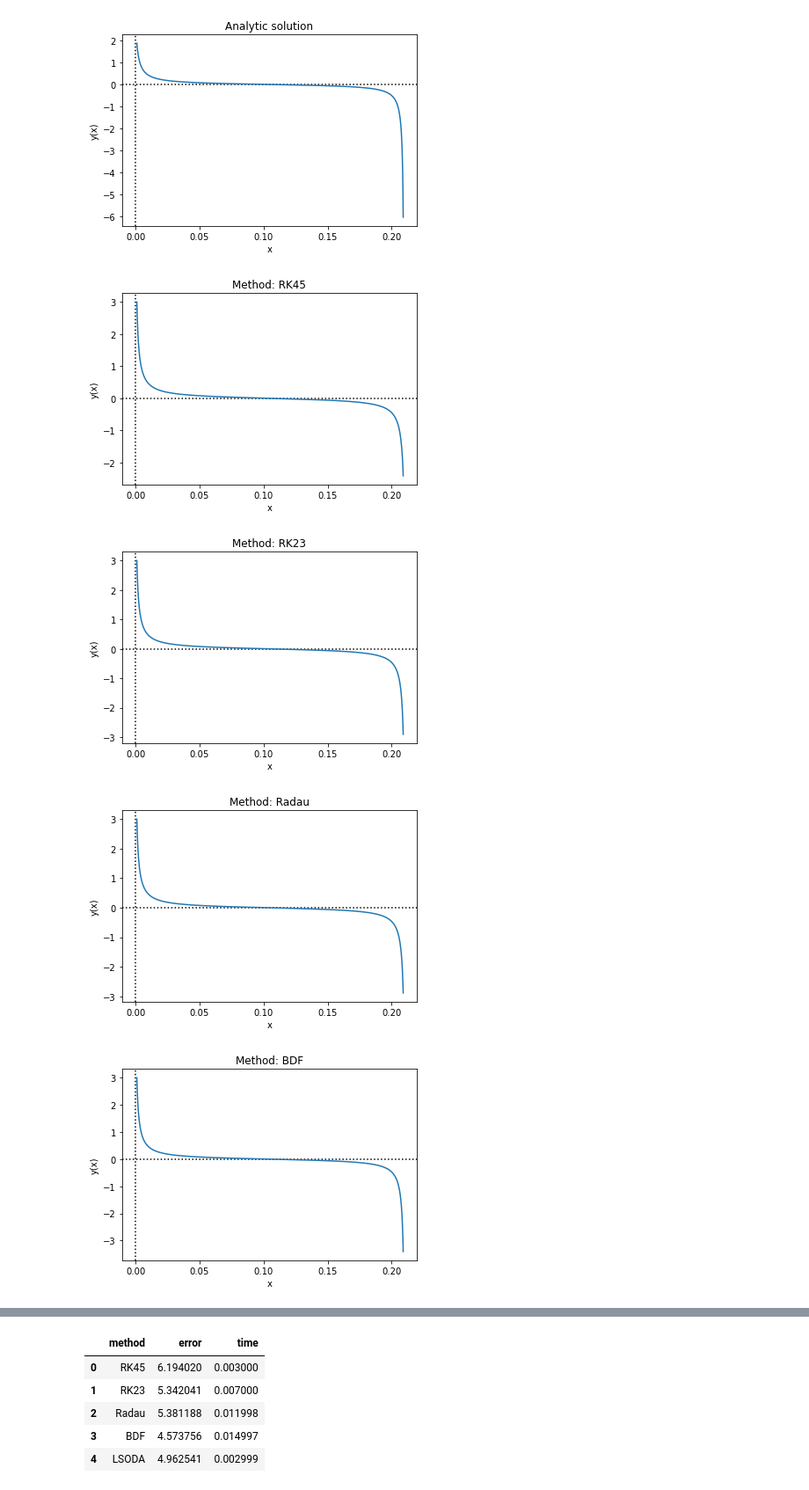
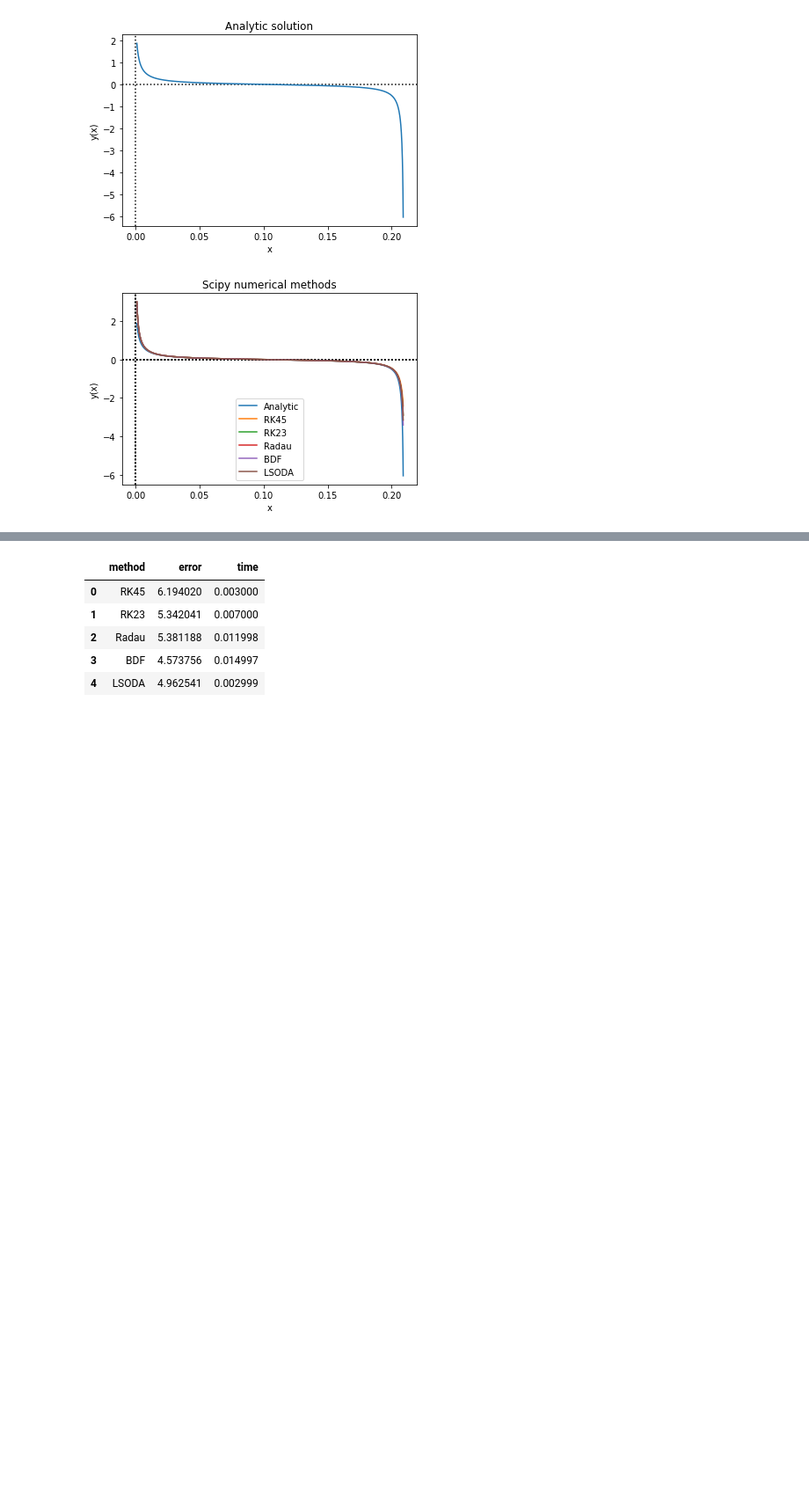
Before and after one commit to bemc22/TareasCursos20B, a Jupyter notebook: Codigos/ejercicios/de_exercise.ipynb, the cells around one changed output, grey strips where cells are left out. Shown at 88% size. Saved outputs shown, nothing was run; the diff lists cells and outputs as text; code cells hidden in the pictures; blank space fills up the shorter version.

```diff
--- a/Codigos/ejercicios/de_exercise.ipynb
+++ b/Codigos/ejercicios/de_exercise.ipynb
@@ -52,33 +52,38 @@ plt.show()
 # %%
 import time
 
 methods = ['RK45', 'RK23', 'Radau', 'BDF', 'LSODA']
 
 data = []
+
+
+plt.plot(x, analytic[0], label='Analytic')
 
 for method in methods:
     # solve DE
 
     t_start = time.time()
     sol = solve_ivp(Ecuacdif, [x1, x2], [y0], t_eval=x, atol=1e-15, method=method)
     duration = time.time() - t_start
 
     # plot results
     plt.axhline(y=0, color='k', linestyle=':')
     plt.axvline(x=0, color='k', linestyle=':')
-    plt.plot(sol.t, sol.y[0])
-    plt.title(f'Method: {method}')
+    plt.plot(sol.t, sol.y[0], label=method)
+    plt.title("Scipy numerical methods")
+    # plt.title(f'Method: {method}')
     plt.xlabel('x')
     plt.ylabel('y(x)')
-    plt.show()
+
+    # plt.show()
 
 
     error = np.linalg.norm(  analytic - sol.y, 2 )
 
     row = [method, error, duration]
     data.append(row)
+
+plt.legend()
+plt.show()
 # %% [output]
-[figure, old version]
+[figure, new version]
-[figure, removed]
-[figure, removed]
-[figure, removed]
```
Also changed, not shown: parts of 1 cell of this notebook.
